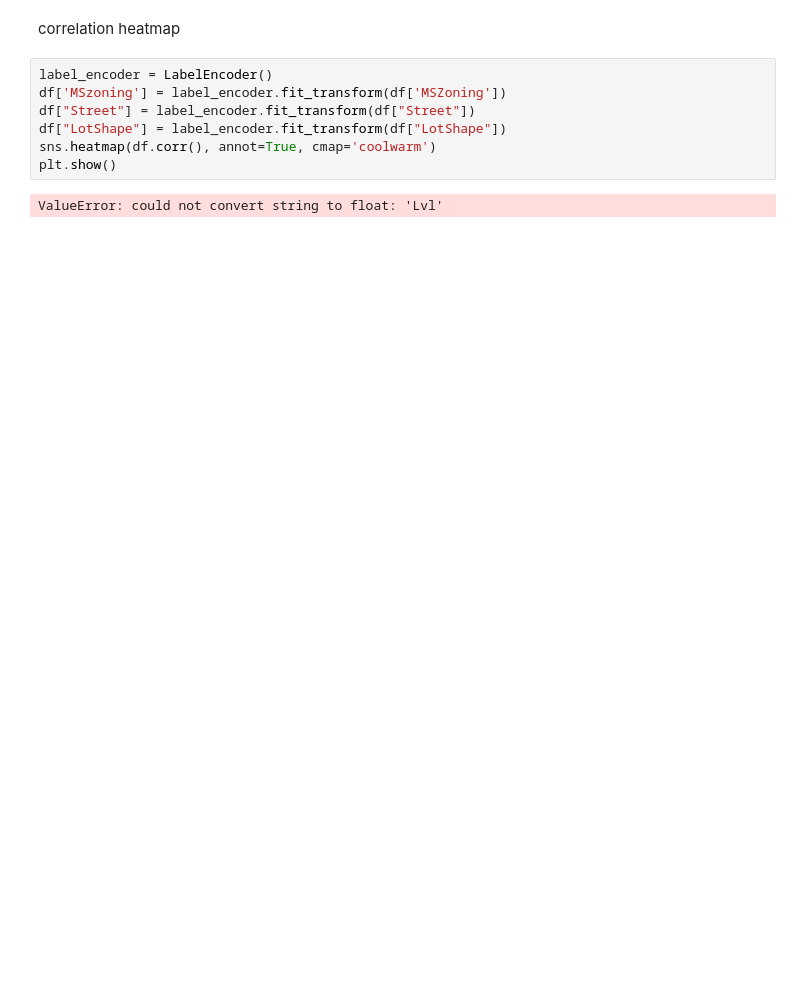
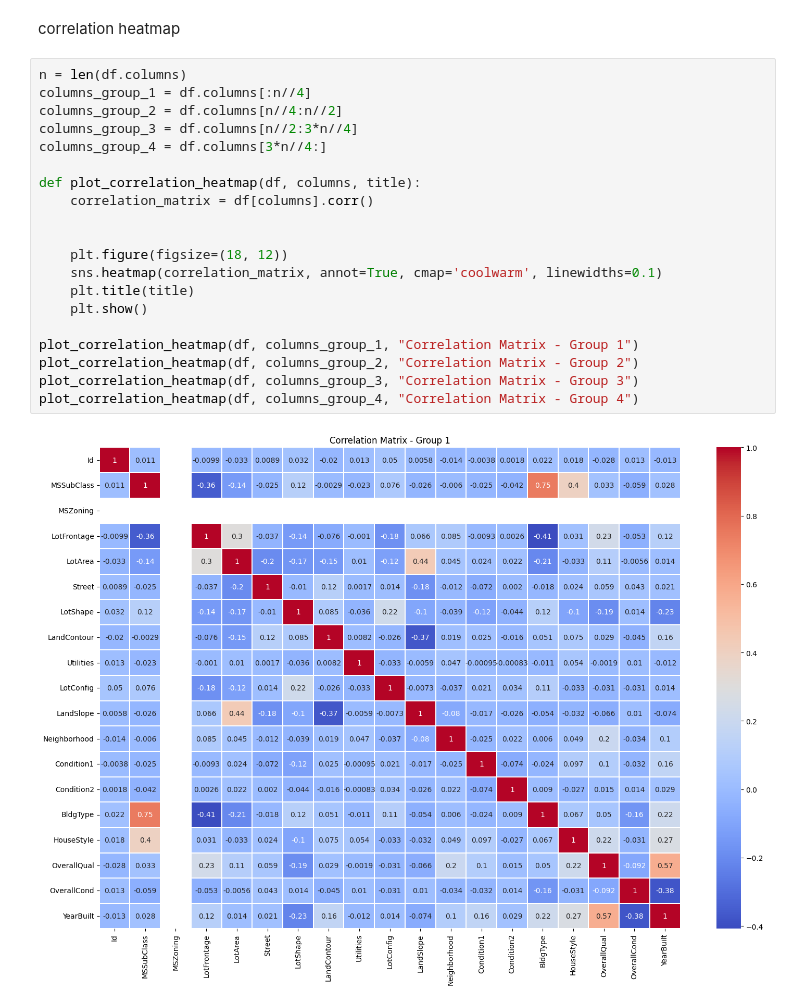
Before and after one commit to ankush262/Python_projects, a Jupyter notebook: House_price_prediction.ipynb, the cells around one changed output. Drawn from its saved outputs; the diff is of its cells as text; blank space fills up the shorter version.

Commit message:
convert categorical value to numerical and correlation heatmap.

```diff
--- a/House_price_prediction.ipynb
+++ b/House_price_prediction.ipynb
@@ -197,11 +251,24 @@ HouseStyle: ['2Story' '1Story' '1.5Fin' '1.5Unf' 'SFoyer' 'SLvl' '2.5Unf' '2.5Fi
 # %% [markdown]
 correlation heatmap
-# %%
-label_encoder = LabelEncoder()
-df['MSzoning'] = label_encoder.fit_transform(df['MSZoning'])
-df["Street"] = label_encoder.fit_transform(df["Street"])
-df["LotShape"] = label_encoder.fit_transform(df["LotShape"])
-sns.heatmap(df.corr(), annot=True, cmap='coolwarm')
-plt.show()
-# %% [output]
-ValueError: could not convert string to float: 'Lvl'
+# %%
+n = len(df.columns)
+columns_group_1 = df.columns[:n//4]
+columns_group_2 = df.columns[n//4:n//2]
+columns_group_3 = df.columns[n//2:3*n//4]
+columns_group_4 = df.columns[3*n//4:]
+
+def plot_correlation_heatmap(df, columns, title):
+    correlation_matrix = df[columns].corr()
+
+
+    plt.figure(figsize=(18, 12))
+    sns.heatmap(correlation_matrix, annot=True, cmap='coolwarm', linewidths=0.1)
+    plt.title(title)
+    plt.show()
+
+plot_correlation_heatmap(df, columns_group_1, "Correlation Matrix - Group 1")
+plot_correlation_heatmap(df, columns_group_2, "Correlation Matrix - Group 2")
+plot_correlation_heatmap(df, columns_group_3, "Correlation Matrix - Group 3")
+plot_correlation_heatmap(df, columns_group_4, "Correlation Matrix - Group 4")
+# %% [output]
+[figure, added]
```
Also changed, not shown: parts of 6 cells of this notebook.
